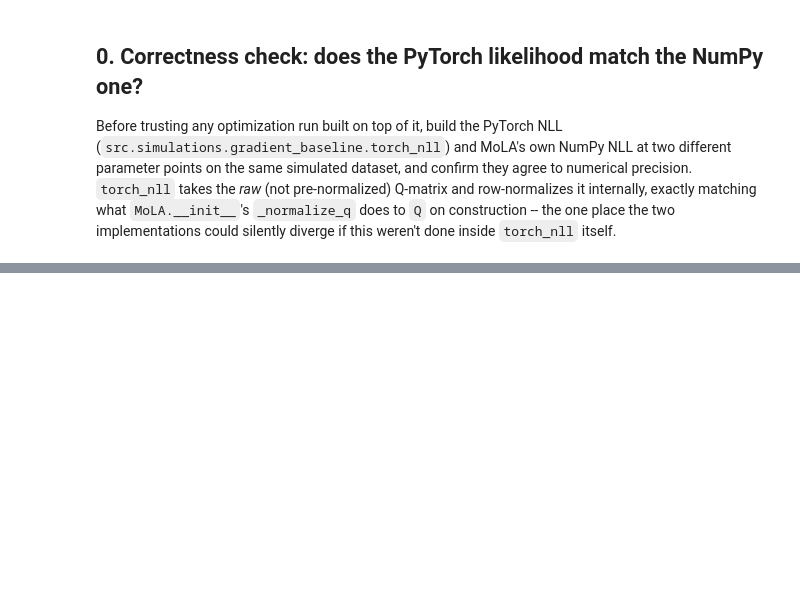
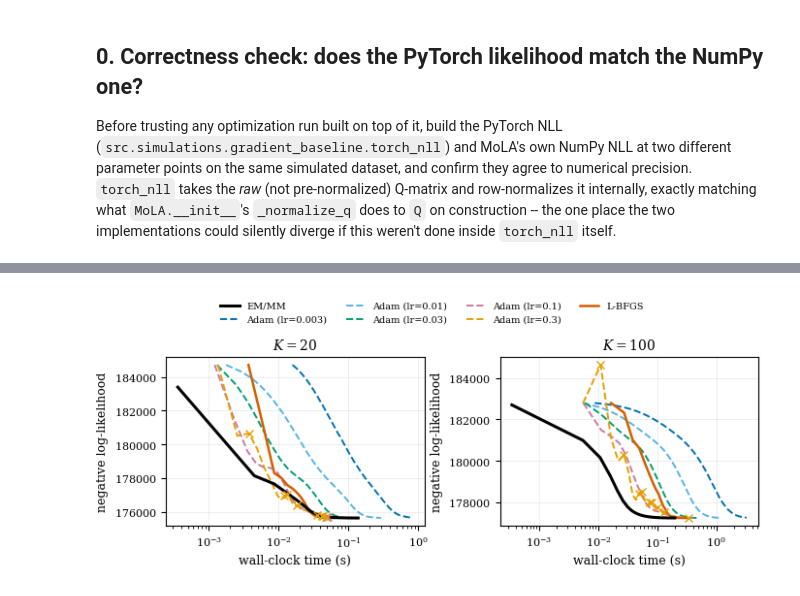
Before and after one commit to lentin26/mixture-of-latent-archetypes, a Jupyter notebook: notebooks/em-vs-gradient-descent.ipynb, the cells around one changed output, grey strips where cells are left out. Drawn from its saved outputs; the diff is of its cells as text; code cells hidden in the pictures; blank space fills up the shorter version.

```diff
--- a/notebooks/em-vs-gradient-descent.ipynb
+++ b/notebooks/em-vs-gradient-descent.ipynb
@@ -163,8 +67,0 @@ summarize(baseline_results)
-# %%
-with publication_style():
-    fig = plot_em_vs_gradient(
-        baseline_results,
-        figsize_key=figsize("acm-sigconf-column"),
-        save="figures/em_vs_gradient_baseline.pdf",
-    )
-plt.show()
@@ -224,8 +67,0 @@ summarize(hard_results)
-# %%
-with publication_style():
-    fig = plot_em_vs_gradient(
-        hard_results,
-        figsize_key=figsize("acm-sigconf-column"),
-        save="figures/em_vs_gradient_hard.pdf",
-    )
-plt.show()
@@ -523,0 +148,5 @@ construction.
+# %%
+from src.simulations.em_vs_gradient import run as run_em_vs_gradient
+from src.simulations.viz import plot_em_vs_gradient
+
+results_k20 = run_em_vs_gradient(cond_k20, seed=0)
@@ -523,0 +161,3 @@ construction.
+# %%
+print()
+results_k100 = run_em_vs_gradient(cond_k100, seed=0)
@@ -523,0 +208,16 @@ construction.
+# %%
+with publication_style():
+    fig, axes = plt.subplots(1, 2, figsize=figsize("acm-sigconf-text", aspect=0.38))
+    plot_em_vs_gradient(results_k20, ax=axes[0], mark_violations=True)
+    axes[0].set_title("$K=20$", fontsize=10)
+    plot_em_vs_gradient(results_k100, ax=axes[1], mark_violations=True)
+    axes[1].set_title("$K=100$", fontsize=10)
+    handles, labels = axes[0].get_legend_handles_labels()
+    axes[0].get_legend().remove()
+    axes[1].get_legend().remove()
+    fig.legend(handles, labels, loc="upper center", bbox_to_anchor=(0.5, 1.12), ncol=4, fontsize=7)
+    fig.tight_layout()
+    fig.savefig("figures/em_vs_gradient_comparison.pdf", bbox_inches="tight")
+plt.show()
+# %% [output]
+[figure, added]
```
Also changed, not shown: parts of 45 cells of this notebook, 4 other files.
